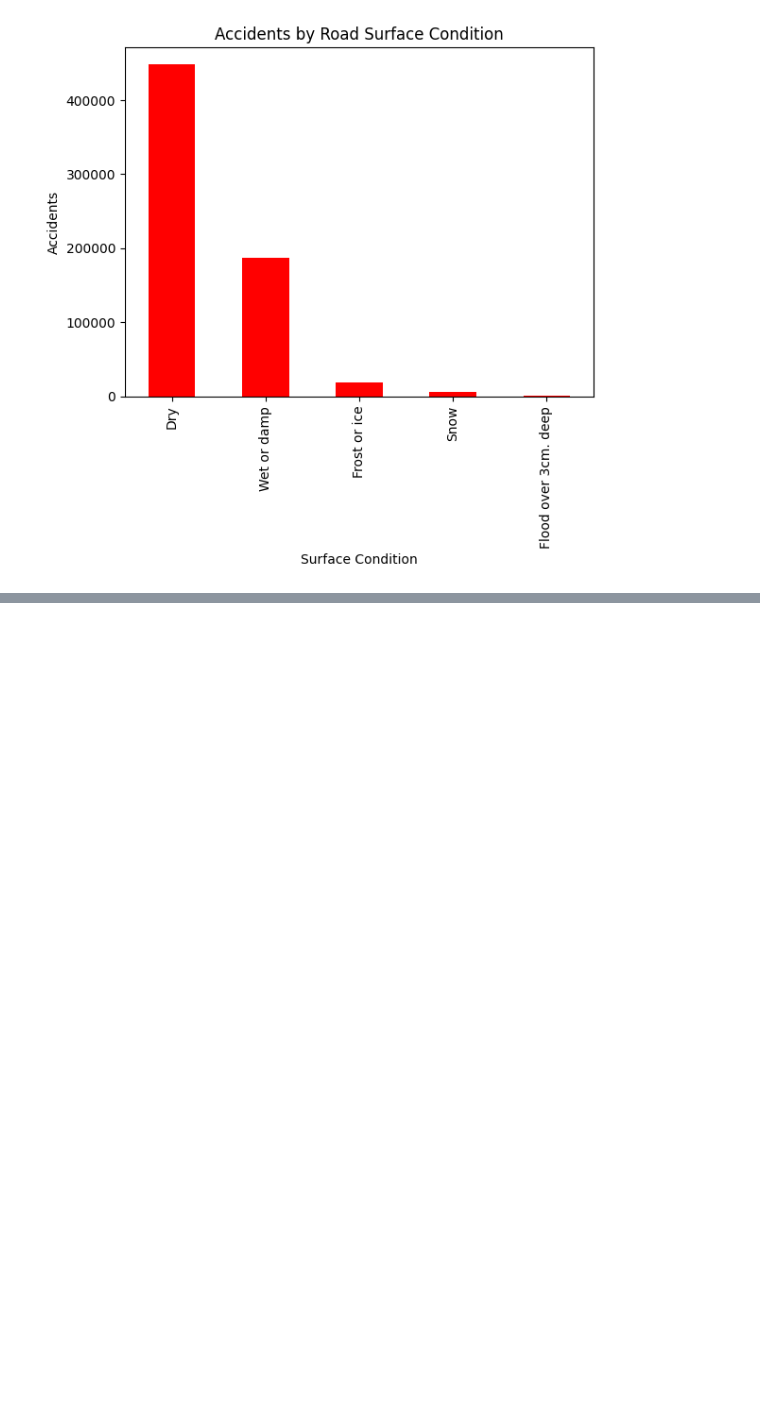
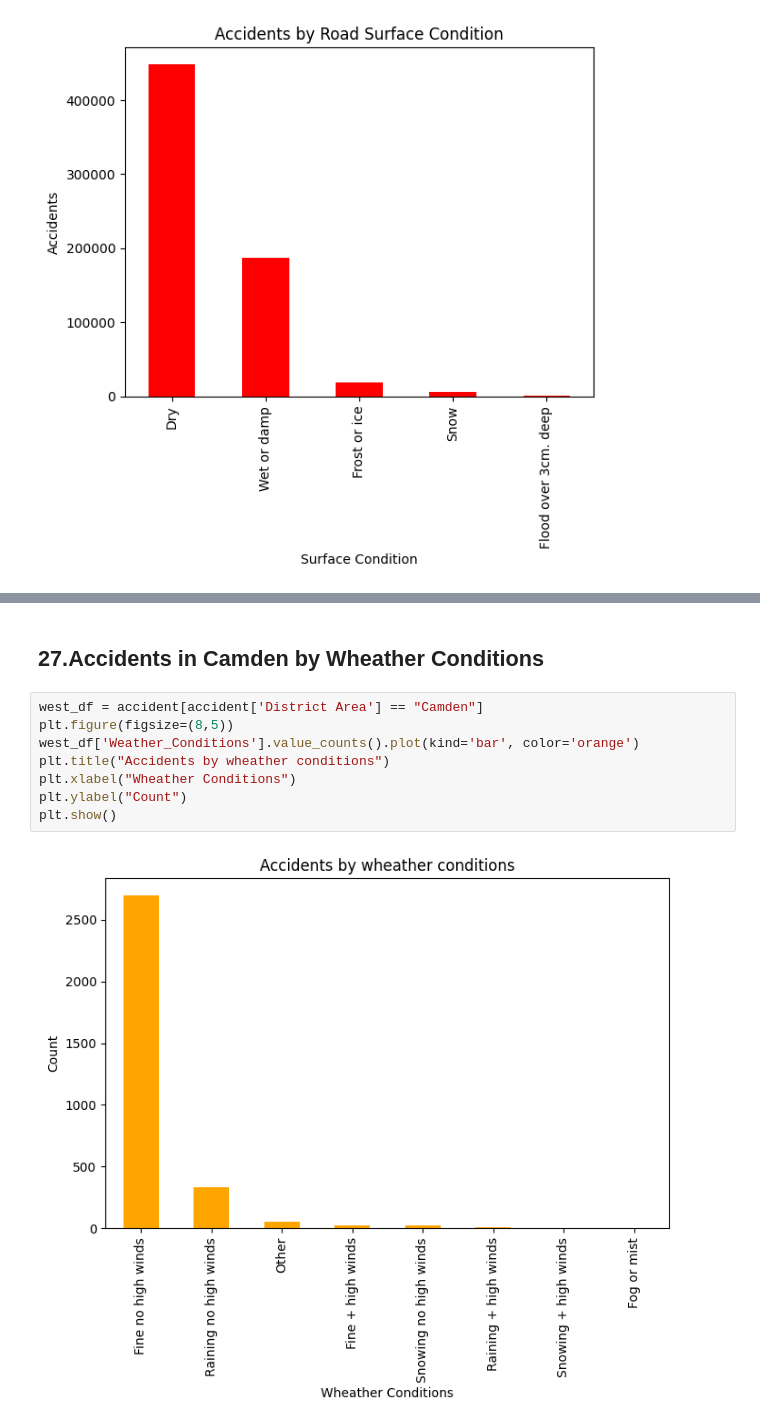
Before and after one commit to Salazar044/ITELEC303_SALAZAR_ACTIVITY2, a Jupyter notebook: Activity2.ipynb, the cells around one changed output, grey strips where cells are left out. Drawn from its saved outputs; the diff is of its cells as text; blank space fills up the shorter version.

```diff
--- a/Activity2.ipynb
+++ b/Activity2.ipynb
@@ -459,0 +463,12 @@ plt.show()
+# %% [markdown]
+<h2>27.Accidents in Camden by Wheather Conditions</h2>
+# %%
+west_df = accident[accident['District Area'] == "Camden"]
+plt.figure(figsize=(8,5))
+west_df['Weather_Conditions'].value_counts().plot(kind='bar', color='orange')
+plt.title("Accidents by wheather conditions")
+plt.xlabel("Wheather Conditions")
+plt.ylabel("Count")
+plt.show()
+# %% [output]
+[figure, added]
```
Also changed, not shown: parts of 20 cells of this notebook.
